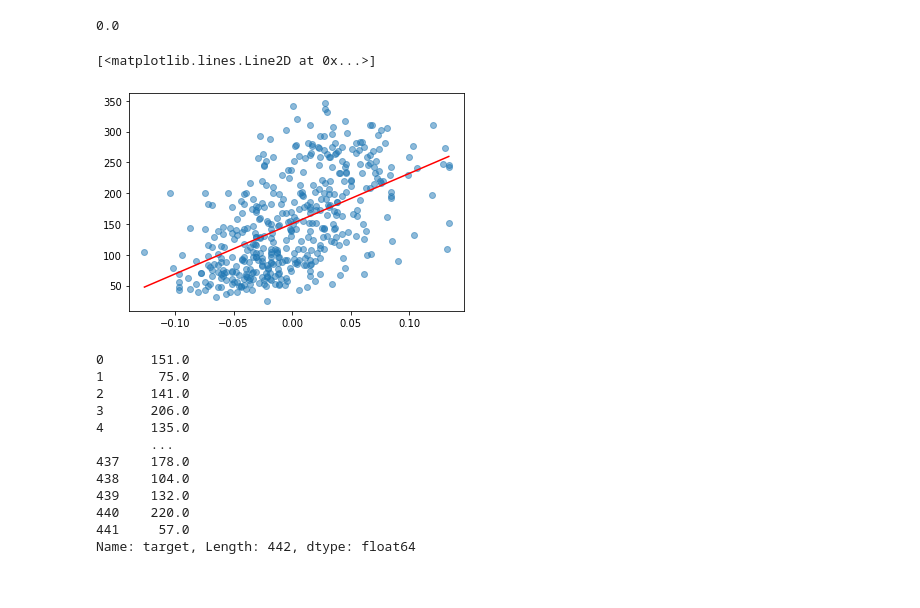
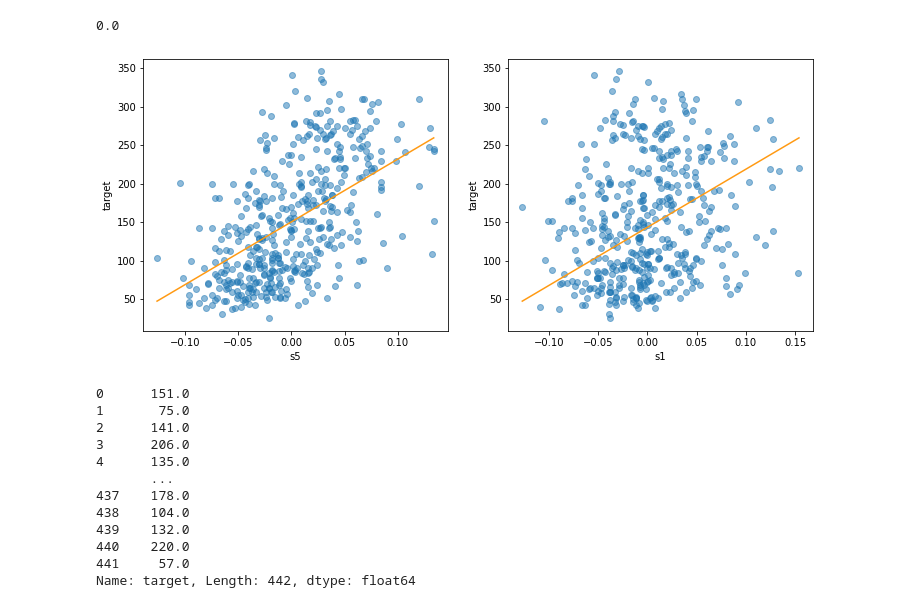
Before and after one commit to Tstrebe2/predicting-text-difficulty, a Jupyter notebook: pca-example.ipynb, the cells around one changed output. Drawn from its saved outputs; the diff is of its cells as text; code cells hidden in the pictures.

```diff
--- a/pca-example.ipynb
+++ b/pca-example.ipynb
@@ -48,26 +48,30 @@ eig_vecs[0].dot(eig_vecs[1])/(np.linalg.norm(eig_vecs[0])*np.linalg.norm(eig_vec
 # %%
 from sklearn.datasets import load_diabetes
 from sklearn.linear_model import LinearRegression
 import numpy as np
 import matplotlib.pyplot as plt
 
 # The diabetes dataset from Sci-kit learn comes pre-standardized.
 X, y = load_diabetes(return_X_y=True, as_frame=True)
 # We'll take the same two features S5, and S1 from the diabetes dataset to demonstrate
 # how OLS optomizes l2 error to come up with a line that given vectors of S5, and S1,
-# explains the target vector (disease progression after 1 year).
+# explains (or estimates) the target vector (disease progression after 1 year).
 f1, f2 = 's5', 's1'
 
 lr_model = LinearRegression().fit(X[[f1, f2]], y)
 x1 = np.linspace(np.min(X[f1]), np.max(X[f1]), 1000)
 x2 = np.linspace(np.min(X[f2]), np.max(X[f2]), 1000)
 y_hat = lr_model.predict(np.vstack((x1, x2)).T)
 
-plt.scatter(X[f1], y, alpha=.5)
-plt.plot(x1, y_hat, color='r')
+fig, (ax1, ax2) = plt.subplots(ncols=2, figsize=(12, 5))
+
+for feature, x, ax in zip((f1, f2), (x1, x2), (ax1, ax2)):
+  ax.scatter(X[feature], y, alpha=.5)
+  ax.plot(x, y_hat, color='#FF9A13')
+  ax.set_xlabel(feature)
+  ax.set_ylabel('target')
 # %% [output]
-[<matplotlib.lines.Line2D at 0x...>]
-[figure, old version]
+[figure, new version]
 # %%
 y
 # %% [output]
```
